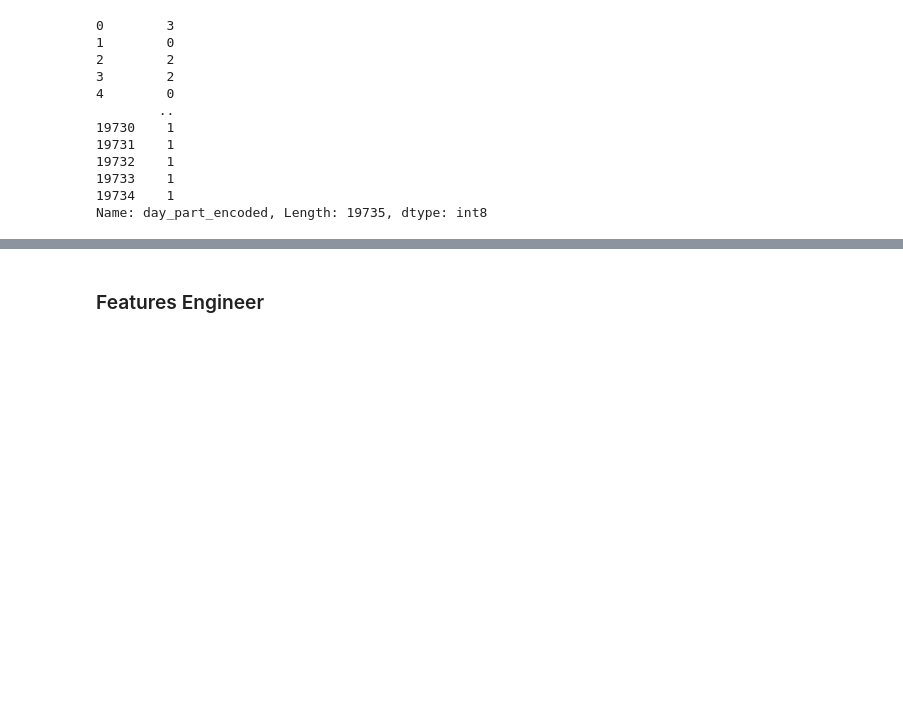
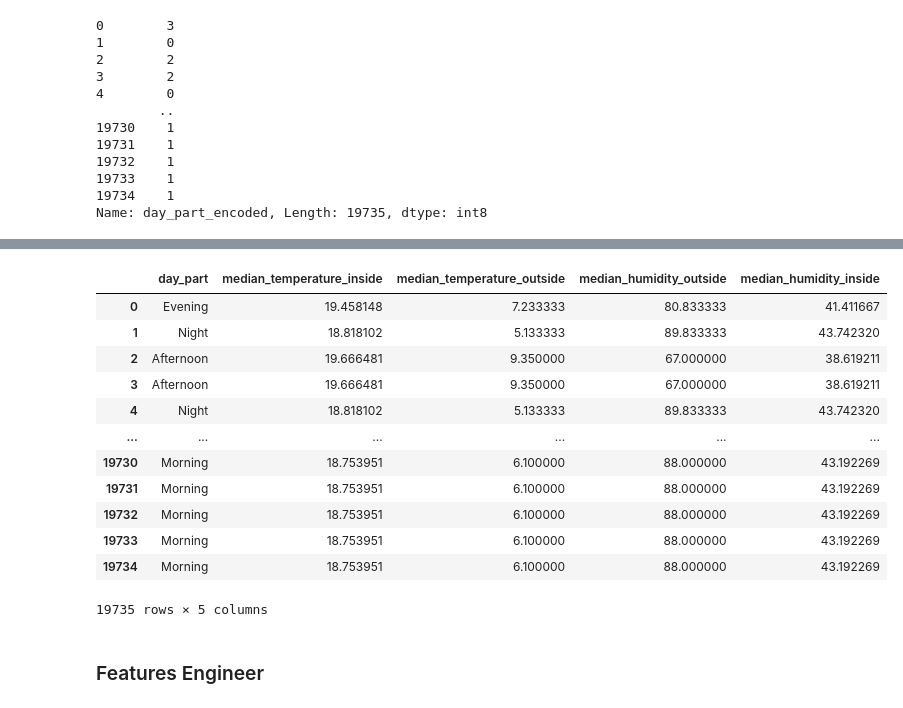
Before and after one commit to trungkien15work/COSC3013_Assignment_2, a Jupyter notebook: A2_CODE.ipynb, the cells around one changed output, grey strips where cells are left out. Saved outputs shown, nothing was run; the diff lists cells and outputs as text; code cells hidden in the pictures; blank space fills up the shorter version.

```diff
--- a/A2_CODE.ipynb
+++ b/A2_CODE.ipynb
@@ -199,2 +203,18 @@ df_train.describe()
+# %%
+df_train[['day_part','median_temperature_inside','median_temperature_outside','median_humidity_outside','median_humidity_inside']]
+# %% [output]
+|  | day_part | median_temperature_inside | median_temperature_outside | median_humidity_outside | median_humidity_inside |
+| 0 | Evening | 19.458148 | 7.233333 | 80.833333 | 41.411667 |
+| 1 | Night | 18.818102 | 5.133333 | 89.833333 | 43.742320 |
+| 2 | Afternoon | 19.666481 | 9.350000 | 67.000000 | 38.619211 |
+| 3 | Afternoon | 19.666481 | 9.350000 | 67.000000 | 38.619211 |
+| 4 | Night | 18.818102 | 5.133333 | 89.833333 | 43.742320 |
+| ... | ... | ... | ... | ... | ... |
+| 19730 | Morning | 18.753951 | 6.100000 | 88.000000 | 43.192269 |
+| 19731 | Morning | 18.753951 | 6.100000 | 88.000000 | 43.192269 |
+| 19732 | Morning | 18.753951 | 6.100000 | 88.000000 | 43.192269 |
+| 19733 | Morning | 18.753951 | 6.100000 | 88.000000 | 43.192269 |
+| 19734 | Morning | 18.753951 | 6.100000 | 88.000000 | 43.192269 |
+19735 rows × 5 columns
 # %% [markdown]
 ### Features Engineer
```
Also changed, not shown: parts of 7 cells of this notebook.
